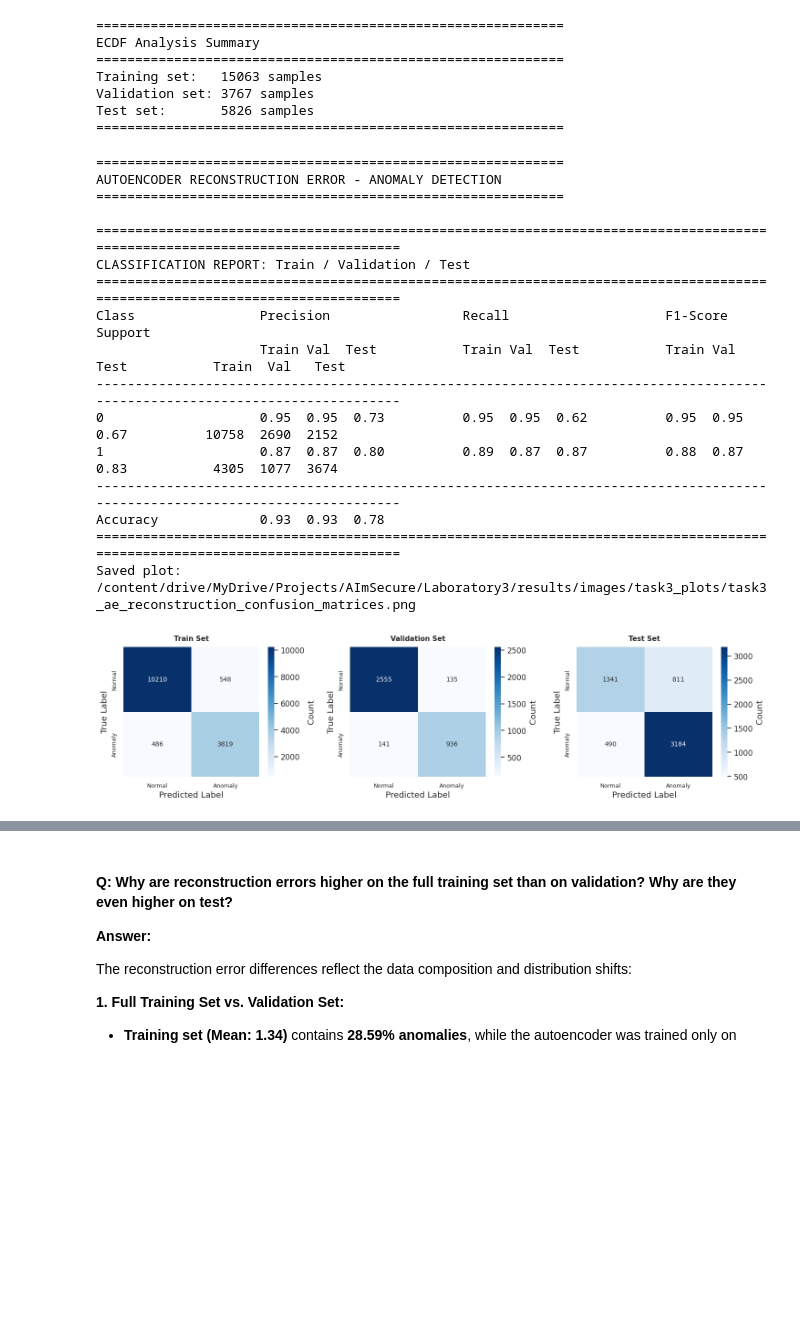
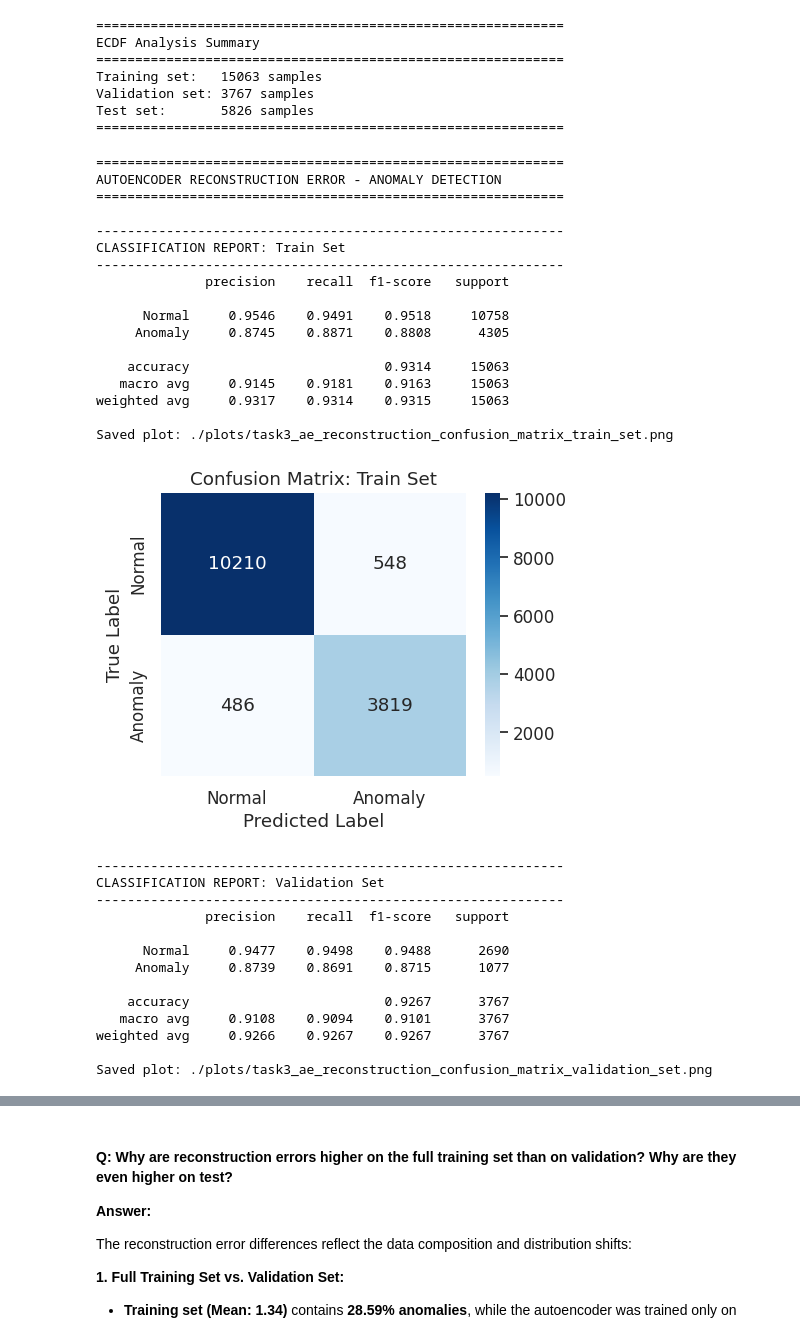
Before and after one commit to AImSecure/Laboratory3, a Jupyter notebook: lab/notebooks/Lab3_Anomaly_Detection.ipynb, the cells around one changed output, grey strips where cells are left out. Saved outputs shown, nothing was run; the diff lists cells and outputs as text; code cells hidden in the pictures; blank space fills up the shorter version.

```diff
--- a/lab/notebooks/Lab3_Anomaly_Detection.ipynb
+++ b/lab/notebooks/Lab3_Anomaly_Detection.ipynb
@@ -1218,7 +1203,7 @@ for p in anomaly_percentages:
         nu_mixed = 0.01  # Small value for pure normal data
 
     # 3. Train model
-    print(f"\n\n[{int(p*100):3d}% Anomalies] Training with {n_sampled} anomalies, nu={nu_mixed:.4f}")
+    print(f"\n[{int(p*100):3d}% Anomalies] Training with {n_sampled} anomalies, nu={nu_mixed:.4f}")
     ocsvm_mixed = OneClassSVM(kernel='rbf', gamma='scale', nu=nu_mixed)
     ocsvm_mixed.fit(X_train_mixed)
 
@@ -1227,7 +1212,7 @@ for p in anomaly_percentages:
 
     # 4. Evaluate
     _, f1_train = evaluate_ocsvm(
-        ocsvm_mixed, X_train, y_train_binary, f"{int(p*100)}% Anomalies | Test", plot_cm=True
+        ocsvm_mixed, X_train, y_train_binary, f"{int(p*100)}% Anomalies | Train", plot_cm=True
     )
     _, f1_test = evaluate_ocsvm(
         ocsvm_mixed, X_test, y_test_binary, f"{int(p*100)}% Anomalies | Test", plot_cm=True
@@ -1236,6 +1221,8 @@ for p in anomaly_percentages:
     results['train_f1'].append(f1_train)
     results['test_f1'].append(f1_test)
 
+    print("="*60)
+
 # Store 10% model for Task 2.4
 models_task2['10pct_anomalies'] = results['models'][0.1]
 # %% [output]
@@ -1588,0 +1578,9 @@ Passing `palette` without assigning `hue` is deprecated and will be removed in v
+# %%
+# Check which models are available
+print("Available models:", list(models_task2.keys()))
+
+# Select the best mode
+best_model_key = list(models_task2.keys())[0]
+best_ocsvm = models_task2[best_model_key]
+
+print(f"Selected model for analysis: {best_model_key}")
@@ -2304,45 +2366,58 @@ Test set:       5826 samples
 # %%
 # --- Classify Anomalies Using Threshold ---
 
 # Predict anomalies: error > threshold => anomaly (1), else normal (0)
 y_pred_train_ae = (reconstruction_error_train > threshold).astype(int)
 y_pred_val_ae = (reconstruction_error_val > threshold).astype(int)
 y_pred_test_ae = (reconstruction_error_test > threshold).astype(int)
 
 # Evaluate performance
 print("="*60)
 print("AUTOENCODER RECONSTRUCTION ERROR - ANOMALY DETECTION")
 print("="*60)
 
-print_combined_classification_reports(
-    y_train_binary, y_pred_train_ae,
-    y_val_binary, y_pred_val_ae,
-    y_test_binary, y_pred_test_ae
-)
+datasets = [
+    ('Train Set', y_train_binary, y_pred_train_ae),
+    ('Validation Set', y_val_binary, y_pred_val_ae),
+    ('Test Set', y_test_binary, y_pred_test_ae)
+]
 
-# Plot confusion matrices
-plot_confusion_matrices_combined(
-    [y_train_binary, y_val_binary, y_test_binary],
-    [y_pred_train_ae, y_pred_val_ae, y_pred_test_ae],
-    class_names=['Normal', 'Anomaly'],
-    titles=['Train Set', 'Validation Set', 'Test Set'],
-    save_path='task3_ae_reconstruction_confusion_matrices'
-)
+for title, y_true, y_pred in datasets:
+    print_classification_report_single(y_true, y_pred, title=title)
+    plot_confusion_matrix_single(
+        y_true, y_pred,
+        title=f"Confusion Matrix: {title}",
+        save_path=f'task3_ae_reconstruction_confusion_matrix_{title.replace(" ", "_").lower()}'
+    )
 # %% [output]
 ============================================================
 AUTOENCODER RECONSTRUCTION ERROR - ANOMALY DETECTION
 ============================================================
 
-=============================================================================================================================
-CLASSIFICATION REPORT: Train / Validation / Test
-=============================================================================================================================
-Class                Precision                 Recall                    F1-Score                  Support
-                     Train Val  Test           Train Val  Test           Train Val  Test           Train  Val   Test
------------------------------------------------------------------------------------------------------------------------------
-0                    0.95  0.95  0.73          0.95  0.95  0.62          0.95  0.95  0.67          10758  2690  2152
-1                    0.87  0.87  0.80          0.89  0.87  0.87          0.88  0.87  0.83           4305  1077  3674
------------------------------------------------------------------------------------------------------------------------------
-Accuracy             0.93  0.93  0.78
-=============================================================================================================================
-Saved plot: /content/drive/MyDrive/Projects/AImSecure/Laboratory3/results/images/task3_plots/task3_ae_reconstruction_confusion_matrices.png
+------------------------------------------------------------
+CLASSIFICATION REPORT: Train Set
+------------------------------------------------------------
+              precision    recall  f1-score   support
+
+      Normal     0.9546    0.9491    0.9518     10758
+     Anomaly     0.8745    0.8871    0.8808      4305
+
+    accuracy                         0.9314     15063
+   macro avg     0.9145    0.9181    0.9163     15063
+weighted avg     0.9317    0.9314    0.9315     15063
+
+Saved plot: ./plots/task3_ae_reconstruction_confusion_matrix_train_set.png
-[figure, old version]
+[figure, new version]
+------------------------------------------------------------
+CLASSIFICATION REPORT: Validation Set
+------------------------------------------------------------
+              precision    recall  f1-score   support
+
+      Normal     0.9477    0.9498    0.9488      2690
+     Anomaly     0.8739    0.8691    0.8715      1077
+
+    accuracy                         0.9267      3767
+   macro avg     0.9108    0.9094    0.9101      3767
+weighted avg     0.9266    0.9267    0.9267      3767
+
+Saved plot: ./plots/task3_ae_reconstruction_confusion_matrix_validation_set.png
```
Also changed, not shown: parts of 18 cells of this notebook.
